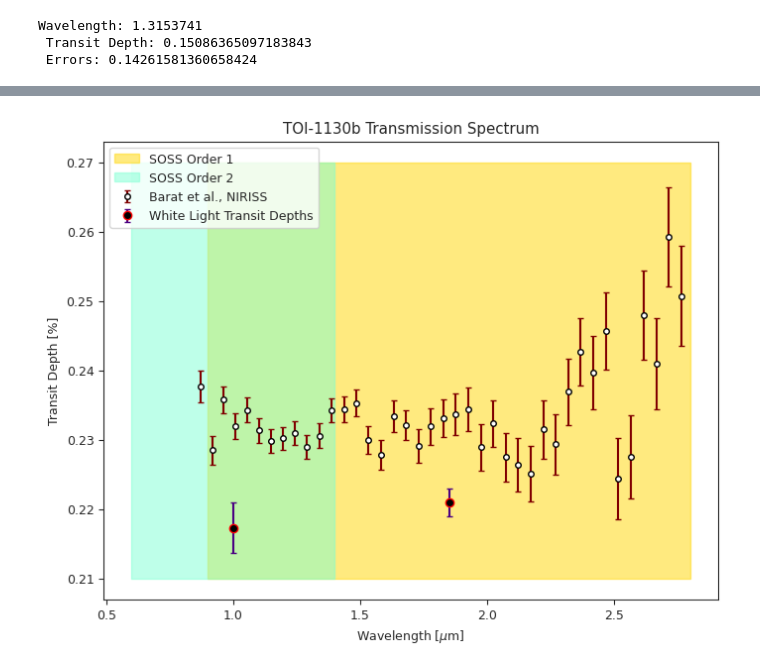
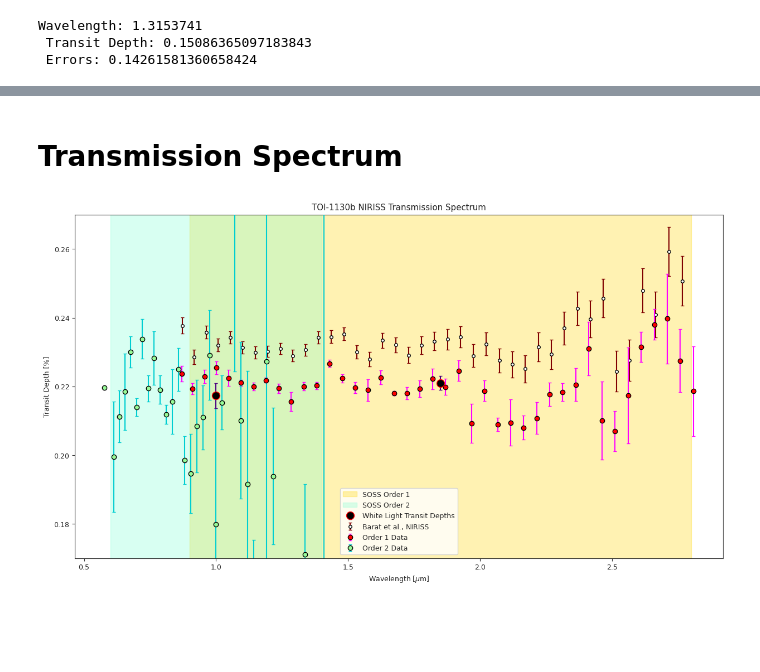
Before and after one commit to m23lau/subneptune, a Jupyter notebook: niriss_lc_fit_notebook.ipynb, the cells around one changed output, grey strips where cells are left out. Drawn from its saved outputs; the diff is of its cells as text; code cells hidden in the pictures; blank space fills up the shorter version.

```diff
--- a/niriss_lc_fit_notebook.ipynb
+++ b/niriss_lc_fit_notebook.ipynb
@@ -41,7 +42,7 @@ omega = 141.11             # Argument of Periastron (Degrees)
 # Define planet and instrument name
 star = 'TOI-1130'
 pn = 'TOI-1130b'
-itm = 'Order2'
+itm = 'Order1'
 # %% [markdown]
 # White Light Curves
 # %%
@@ -494,45 +538,57 @@ KeyboardInterrupt:
+# %% [markdown]
+# Transmission Spectrum
 # %%
+fig = plt.figure(figsize = (15, 8))
+
 # Plot wavelength ranges for each order
 o1, o2 = [0.9, 2.8], [0.6, 1.4]
-ys = [0.21, 0.27]   # This also indirectly sets the ylim
-plt.fill_betweenx(ys, o1[0], o1[1], color = 'gold', alpha = 0.5, zorder = 1, label = 'SOSS Order 1')
-plt.fill_betweenx(ys, o2[0], o2[1], color = 'aquamarine', alpha = 0.5, zorder = 1, label = 'SOSS Order 2')
+ys = [0.10, 0.40]   # This also indirectly sets the ylim
+plt.fill_betweenx(ys, o1[0], o1[1], color = 'gold', alpha = 0.3, zorder = 1, label = 'SOSS Order 1')
+plt.fill_betweenx(ys, o2[0], o2[1], color = 'aquamarine', alpha = 0.3, zorder = 1, label = 'SOSS Order 2')
 
 # Plot transit depths from white light curves
 central_bins = [1.85, 1.0]
 central_td = [0.22100553852421323, 0.21729974049462947]
 central_tderr = [0.001982675994479956, 0.003600218438427502]
 
 plt.errorbar(central_bins, central_td, yerr = central_tderr,
-             fmt = 'o', capsize = 2, ms = 6, mfc = 'k', mec = 'r', color = 'indigo', label = 'White Light Transit Depths', zorder = 10)
+             fmt = 'o', capsize = 2, ms = 10, mfc = 'k', mec = 'r', color = 'indigo', label = 'White Light Transit Depths', zorder = 10)
 
 # Plot spectrum from Barat et al., 2026 for comparison
 barat_niriss = pd.read_csv('barat_toi1130b_spectrum_niriss.csv')
 barat_wl_niriss = barat_niriss['CENTRALWAVELNG']
 barat_td_niriss = barat_niriss['PL_TRANDEP']
 barat_tderr_niriss = barat_niriss['PL_TRANDEPERR1']
 
 plt.errorbar(barat_wl_niriss, barat_td_niriss, yerr = barat_tderr_niriss,
              fmt = 'o', capsize = 2, ms = 4, mfc = 'w', mec = 'k', color = 'maroon', label = 'Barat et al., NIRISS', zorder = 2)
 
 # Order 1
-# data points here
-# maybe bin again here
-plt.errorbar(samp_binx, samp_biny, yerr = samp_binyerr,
+o1_data = pd.read_csv('TOI-1130b_Order1-Cluster.csv')
+o1_wl = np.array(o1_data['wavelength'])
+o1_td = np.array(o1_data['transit depth'])
+o1_tderr = np.array(o1_data['transit depth error'])
+
+o1_wl, o1_td, o1_tderr = juliet.bin_data(o1_wl, o1_td, 5)
+plt.errorbar(o1_wl, o1_td, yerr = o1_tderr,
              fmt = 'o', capsize = 2, ms = 6, mfc = 'r', mec = 'k', color = 'fuchsia', label = 'Order 1 Data', zorder = 8)
 
 # Order 2
-# data points here
-# maybe bin again here
-plt.errorbar(samp_binx, samp_fixbiny, yerr = samp_fixbinyerr,
-             fmt = 'o', capsize = 2, ms = 6, mfc = 'palegreen', mec = 'k', color = 'darkturquoise', label = 'NRS2 Data', zorder = 8)
+o2_data = pd.read_csv('TOI-1130b_Order2-Cluster.csv')
+o2_wl = np.array(o2_data['wavelength'])
+o2_td = np.array(o2_data['transit depth'])
+o2_tderr = np.array(o2_data['transit depth error'])
+
+o2_wl, o2_td, o2_tderr = juliet.bin_data(o2_wl, o2_td, 5)
+plt.errorbar(o2_wl, o2_td, yerr = o2_tderr,
+             fmt = 'o', capsize = 2, ms = 6, mfc = 'palegreen', mec = 'k', color = 'darkturquoise', label = 'Order 2 Data', zorder = 8)
 
 
-plt.title(pn+' Transmission Spectrum')
+plt.title(pn+' NIRISS Transmission Spectrum')
 plt.xlabel('Wavelength [$\mu$m]')
 plt.ylabel('Transit Depth [%]')
-
+plt.ylim(0.17, 0.27)
 plt.legend()
 plt.show()
 # %% [output]
-[figure, old version]
+[figure, new version]
```
Also changed, not shown: parts of 5 cells of this notebook, 4 other files.
